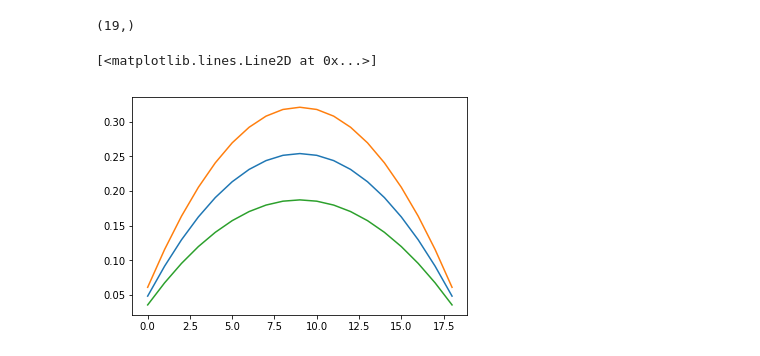
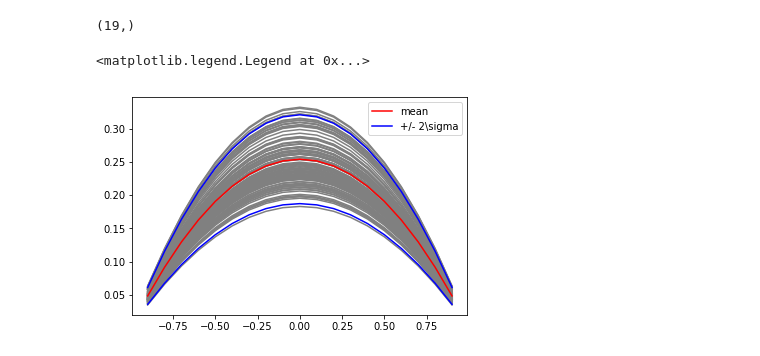
Before and after one commit to mandli/UQ, a Jupyter notebook: spectral_example2.ipynb, the cells around one changed output. Saved outputs shown, nothing was run; the diff lists cells and outputs as text; code cells hidden in the pictures.

```diff
--- a/spectral_example2.ipynb
+++ b/spectral_example2.ipynb
@@ -22,7 +22,7 @@ abar = 2
 sigma_a = 0.25
 J = 20
 h = 2/J
-xj = -1 + np.arange(1,J-1)*h
+xj = -1 + np.arange(1,J)*h
 # %%
 f = np.zeros(J-1)
 rhs = np.zeros((K+1,J-1))
@@ -81,10 +81,16 @@ v = np.sum(gamma[1:]*g[1:,:]**2,axis=0)
 v.shape
 # %% [output]
 (19,)
+# %%
+a = np.random.normal(abar,sigma_a,100)
+xj = xj.reshape(J-1,1)
+trajectories = -1./a/2*(xj-1)*(xj+1)
 # %%
-plt.plot(M)
-plt.plot(M + 2*np.sqrt(v))
-plt.plot(M - 2*np.sqrt(v))
+plt.plot(xj,trajectories,color='gray')
+plt.plot(xj,M,color='red',label='mean')
+plt.plot(xj,M + 2*np.sqrt(v),color='blue',label='+/- 2\sigma')
+plt.plot(xj,M - 2*np.sqrt(v),color='blue')
+plt.legend(loc="upper right")
 # %% [output]
-[<matplotlib.lines.Line2D at 0x...>]
+<matplotlib.legend.Legend at 0x...>
-[figure, old version]
+[figure, new version]
```
